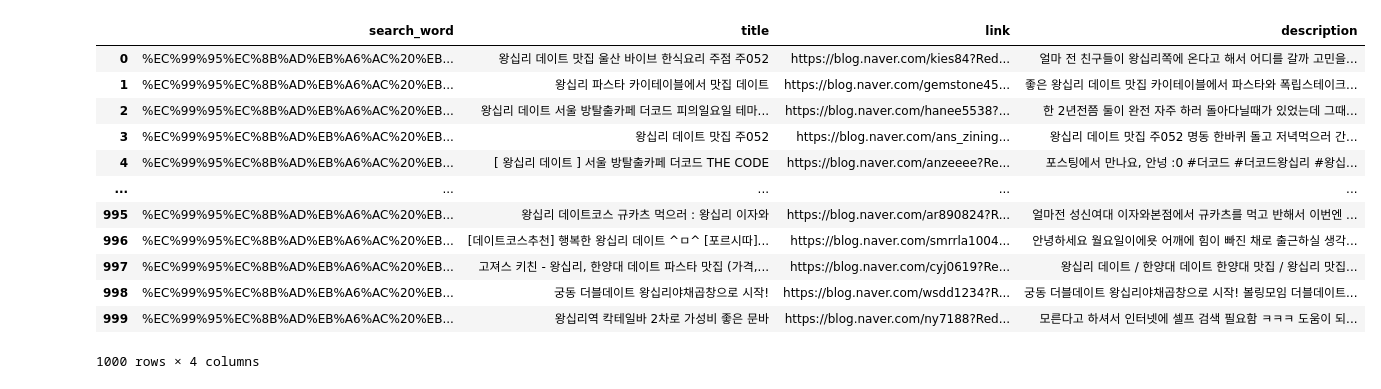
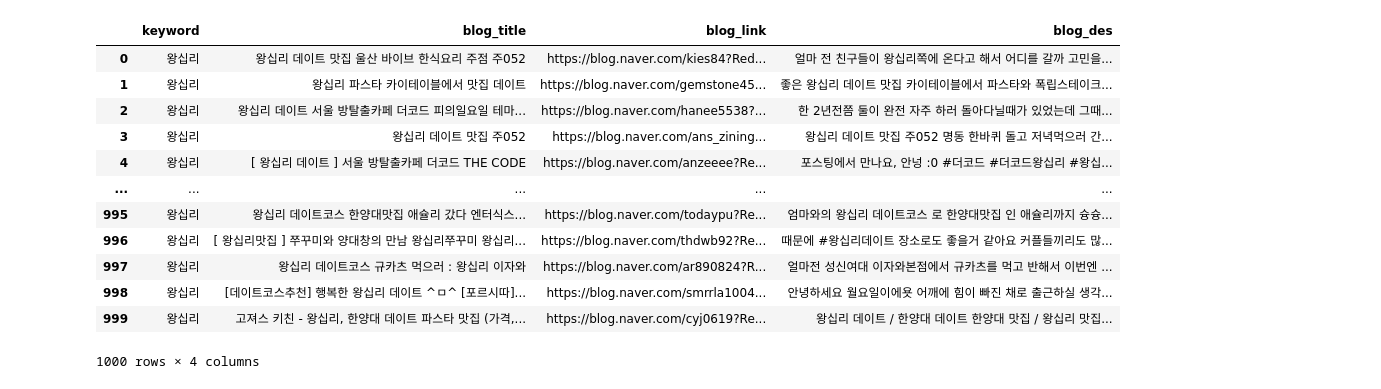
Before and after one commit to robert-min/today_dating, a Jupyter notebook: naver_blog_test.ipynb, the cells around one changed output. Cells and saved outputs as stored; diff of their text form; code cells hidden in the pictures.

```diff
--- a/naver_blog_test.ipynb
+++ b/naver_blog_test.ipynb
@@ -6,56 +6,61 @@ import pandas as pd
 import json
 import re
 
-test_df = pd.DataFrame(columns=("search_word", "title", "link", "description"))
 
 client_id = ""
 client_secret = ""
 
-search_word = urllib.parse.quote(input("검색어"))
+test_df = pd.DataFrame(columns=("keyword", "blog_title", "blog_link", "blog_des"))
+
+search_word = input("")
+query = urllib.parse.quote(search_word + " 데이트")
 display = 100
 start = 1
 end = 1000
 df_idx = 0
 
+link_all = []
+
 for idx in range(start, end, display):
 
-    url = "https://openapi.naver.com/v1/search/blog?query=" + search_word \
+    url = "https://openapi.naver.com/v1/search/blog?query=" + query \
             + "&display=" + str(display) \
             + "&start=" + str(idx)
 
     request = urllib.request.Request(url)
     request.add_header("X-Naver-Client-Id", client_id)
     request.add_header("X-Naver-Client-Secret", client_secret)
 
     response = urllib.request.urlopen(request)
     rescode = response.getcode()
 
     if(rescode==200):
         response_body = response.read()
         response_dict = json.loads(response_body.decode("utf-8"))
         items = response_dict["items"]
         for items_idx in range(0, len(items)):
             remove_tag = re.compile("<.*?>")
             title = re.sub(remove_tag, "", items[items_idx]["title"])
             link = items[items_idx]["link"]
             description = re.sub(remove_tag, "", items[items_idx]["description"])
+            link_all.append(link)
             test_df.loc[df_idx] = [search_word, title, link, description]
             df_idx += 1
     else:
         print("Error Code" + rescode)
 
 test_df
 # %% [output]
-|  | search_word | title | link | description |
-| 0 | %EC%99%95%EC%8B%AD%EB%A6%AC%20%EB... | 왕십리 데이트 맛집 울산 바이브 한식요리 주점 주052 | https://blog.naver.com/kies84?Red... | 얼마 전 친구들이 왕십리쪽에 온다고 해서 어디를 갈까 고민을... |
-| 1 | %EC%99%95%EC%8B%AD%EB%A6%AC%20%EB... | 왕십리 파스타 카이테이블에서 맛집 데이트 | https://blog.naver.com/gemstone45... | 좋은 왕십리 데이트 맛집 카이테이블에서 파스타와 폭립스테이크... |
-| 2 | %EC%99%95%EC%8B%AD%EB%A6%AC%20%EB... | 왕십리 데이트 서울 방탈출카페 더코드 피의일요일 테마... | https://blog.naver.com/hanee5538?... | 한 2년전쯤 둘이 완전 자주 하러 돌아다닐때가 있었는데 그때... |
-| 3 | %EC%99%95%EC%8B%AD%EB%A6%AC%20%EB... | 왕십리 데이트 맛집 주052 | https://blog.naver.com/ans_zining... | 왕십리 데이트 맛집 주052 명동 한바퀴 돌고 저녁먹으러 간... |
-| 4 | %EC%99%95%EC%8B%AD%EB%A6%AC%20%EB... | [ 왕십리 데이트 ] 서울 방탈출카페 더코드 THE CODE | https://blog.naver.com/anzeeee?Re... | 포스팅에서 만나요, 안넝 :0 #더코드 #더코드왕십리 #왕십... |
+|  | keyword | blog_title | blog_link | blog_des |
+| 0 | 왕십리 | 왕십리 데이트 맛집 울산 바이브 한식요리 주점 주052 | https://blog.naver.com/kies84?Red... | 얼마 전 친구들이 왕십리쪽에 온다고 해서 어디를 갈까 고민을... |
+| 1 | 왕십리 | 왕십리 파스타 카이테이블에서 맛집 데이트 | https://blog.naver.com/gemstone45... | 좋은 왕십리 데이트 맛집 카이테이블에서 파스타와 폭립스테이크... |
+| 2 | 왕십리 | 왕십리 데이트 서울 방탈출카페 더코드 피의일요일 테마... | https://blog.naver.com/hanee5538?... | 한 2년전쯤 둘이 완전 자주 하러 돌아다닐때가 있었는데 그때... |
+| 3 | 왕십리 | 왕십리 데이트 맛집 주052 | https://blog.naver.com/ans_zining... | 왕십리 데이트 맛집 주052 명동 한바퀴 돌고 저녁먹으러 간... |
+| 4 | 왕십리 | [ 왕십리 데이트 ] 서울 방탈출카페 더코드 THE CODE | https://blog.naver.com/anzeeee?Re... | 포스팅에서 만나요, 안넝 :0 #더코드 #더코드왕십리 #왕십... |
 | ... | ... | ... | ... | ... |
-| 995 | %EC%99%95%EC%8B%AD%EB%A6%AC%20%EB... | 왕십리 데이트코스 규카츠 먹으러 : 왕십리 이자와 | https://blog.naver.com/ar890824?R... | 얼마전 성신여대 이자와본점에서 규카츠를 먹고 반해서 이번엔 ... |
-| 996 | %EC%99%95%EC%8B%AD%EB%A6%AC%20%EB... | [데이트코스추천] 행복한 왕십리 데이트 ^ㅁ^ [포르시따]... | https://blog.naver.com/smrrla1004... | 안녕하세요 월요일이에욧 어깨에 힘이 빠진 채로 출근하실 생각... |
-| 997 | %EC%99%95%EC%8B%AD%EB%A6%AC%20%EB... | 고져스 키친 - 왕십리, 한양대 데이트 파스타 맛집 (가격,... | https://blog.naver.com/cyj0619?Re... | 왕십리 데이트 / 한양대 데이트 한양대 맛집 / 왕십리 맛집... |
-| 998 | %EC%99%95%EC%8B%AD%EB%A6%AC%20%EB... | 궁동 더블데이트 왕십리야채곱창으로 시작! | https://blog.naver.com/wsdd1234?R... | 궁동 더블데이트 왕십리야채곱창으로 시작! 볼링모임 더블데이트... |
-| 999 | %EC%99%95%EC%8B%AD%EB%A6%AC%20%EB... | 왕십리역 칵테일바 2차로 가성비 좋은 문바 | https://blog.naver.com/ny7188?Red... | 모른다고 하셔서 인터넷에 셀프 검색 필요함 ㅋㅋㅋ 도움이 되... |
+| 995 | 왕십리 | 왕십리 데이트코스 한양대맛집 애슐리 갔다 엔터식스... | https://blog.naver.com/todaypu?Re... | 엄마와의 왕십리 데이트코스 로 한양대맛집 인 애슐리까지 슝슝... |
+| 996 | 왕십리 | [ 왕십리맛집 ] 쭈꾸미와 양대창의 만남 왕십리쭈꾸미 왕십리... | https://blog.naver.com/thdwb92?Re... | 때문에 #왕십리데이트 장소로도 좋을거 같아요 커플들끼리도 많... |
+| 997 | 왕십리 | 왕십리 데이트코스 규카츠 먹으러 : 왕십리 이자와 | https://blog.naver.com/ar890824?R... | 얼마전 성신여대 이자와본점에서 규카츠를 먹고 반해서 이번엔 ... |
+| 998 | 왕십리 | [데이트코스추천] 행복한 왕십리 데이트 ^ㅁ^ [포르시따]... | https://blog.naver.com/smrrla1004... | 안녕하세요 월요일이에욧 어깨에 힘이 빠진 채로 출근하실 생각... |
+| 999 | 왕십리 | 고져스 키친 - 왕십리, 한양대 데이트 파스타 맛집 (가격,... | https://blog.naver.com/cyj0619?Re... | 왕십리 데이트 / 한양대 데이트 한양대 맛집 / 왕십리 맛집... |
 1000 rows × 4 columns
```
Also changed, not shown: parts of 8 cells of this notebook, 2 other files.
